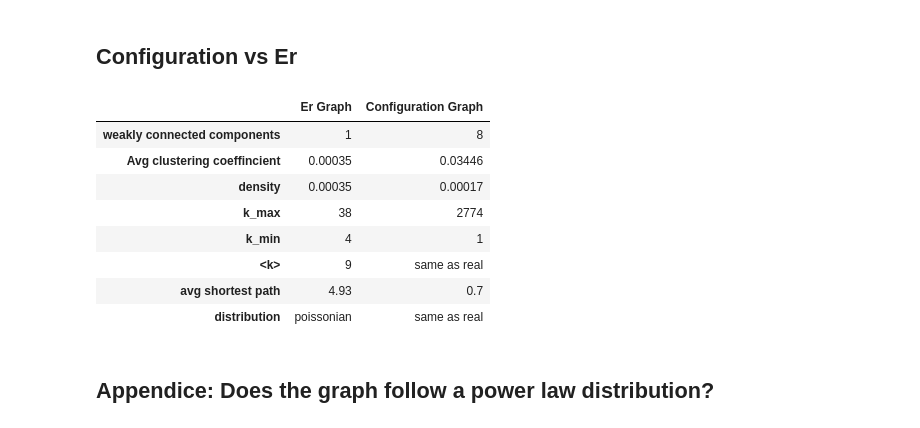
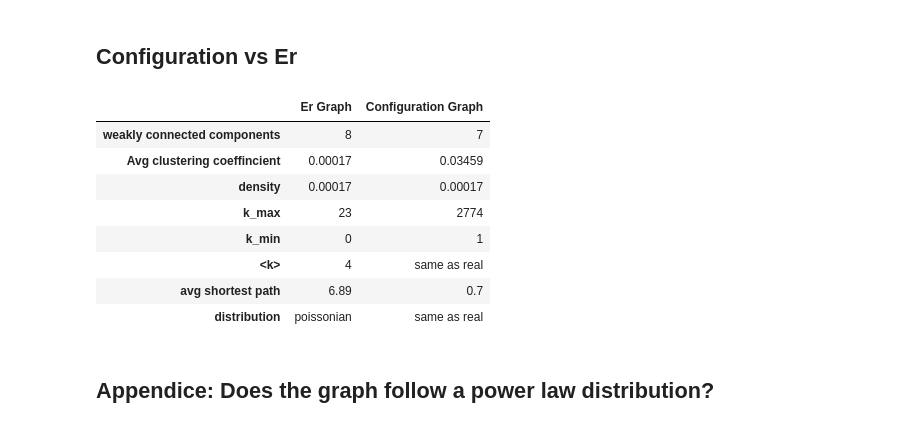
Before and after one commit to pspinaunipi/Project_Social_Network_Analysis, a Jupyter notebook: analize_data/Random and configuration newtorks .ipynb, the cells around one changed output. Drawn from its saved outputs; the diff is of its cells as text; code cells hidden in the pictures.

```diff
--- a/analize_data/Random and configuration newtorks .ipynb
+++ b/analize_data/Random and configuration newtorks .ipynb
@@ -185,20 +190,20 @@ average shortest path lenght 0.70
 # %%
 dict_res = {}
 lst_index = ["weakly connected components","Avg clustering coeffincient","density","k_max","k_min","<k>","avg shortest path","distribution"]
-lst_er  = [1,0.00035,0.00035,38,4,9,4.93,"poissonian"]
+lst_er  = [8,0.00017,0.00017,23,0,4,6.89,"poissonian"]
 dict_res["Er Graph"] = lst_er
-lst_cm = [8,0.03446,0.00017,2774,1,"same as real",0.70,"same as real"]
+lst_cm = [7,0.03459,0.00017,2774,1,"same as real",0.70,"same as real"]
 dict_res["Configuration Graph"] = lst_cm
 pd.DataFrame(dict_res,index=lst_index)
 # %% [output]
 |  | Er Graph | Configuration Graph |
-| weakly connected components | 1 | 8 |
-| Avg clustering coeffincient | 0.00035 | 0.03446 |
-| density | 0.00035 | 0.00017 |
-| k_max | 38 | 2774 |
-| k_min | 4 | 1 |
-| <k> | 9 | same as real |
-| avg shortest path | 4.93 | 0.7 |
+| weakly connected components | 8 | 7 |
+| Avg clustering coeffincient | 0.00017 | 0.03459 |
+| density | 0.00017 | 0.00017 |
+| k_max | 23 | 2774 |
+| k_min | 0 | 1 |
+| <k> | 4 | same as real |
+| avg shortest path | 6.89 | 0.7 |
 | distribution | poissonian | same as real |
 # %% [markdown]
 ## Appendice: Does the graph follow a power law distribution?
```
Also changed, not shown: parts of 16 cells of this notebook.
